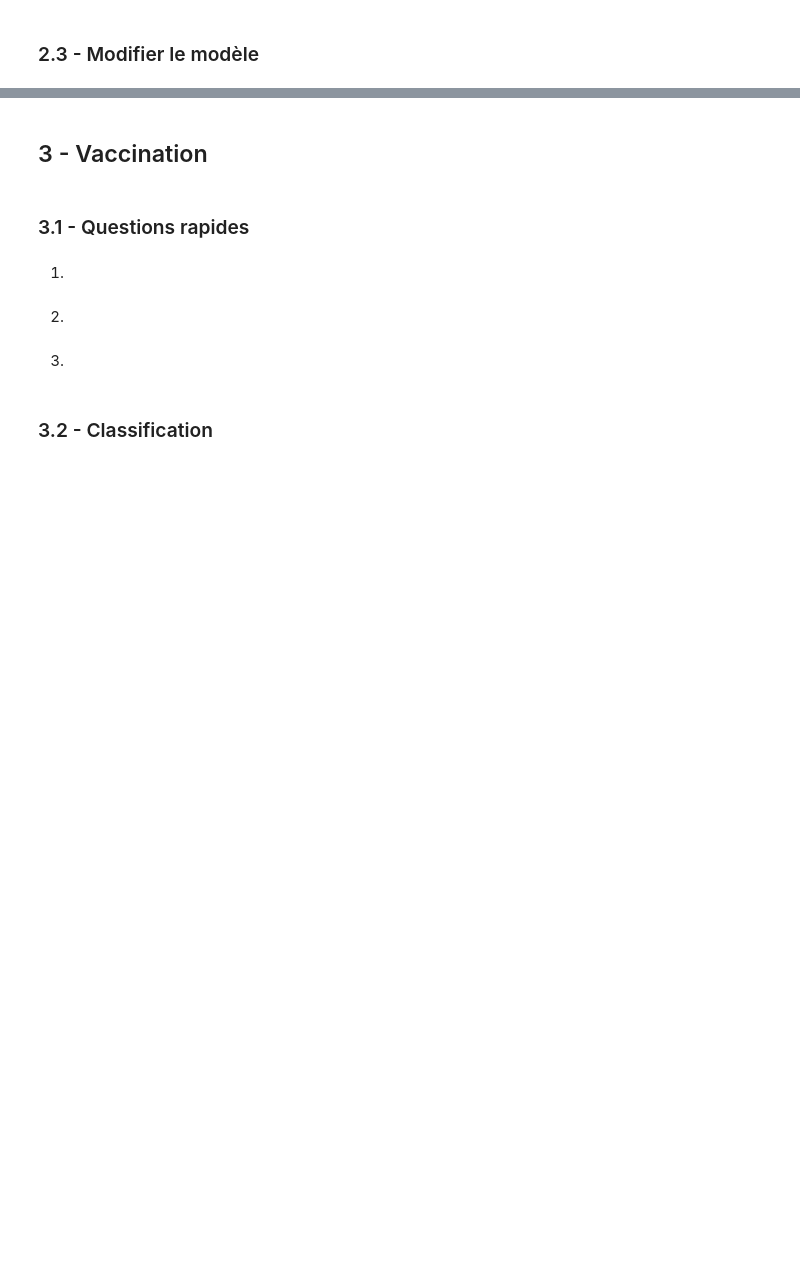
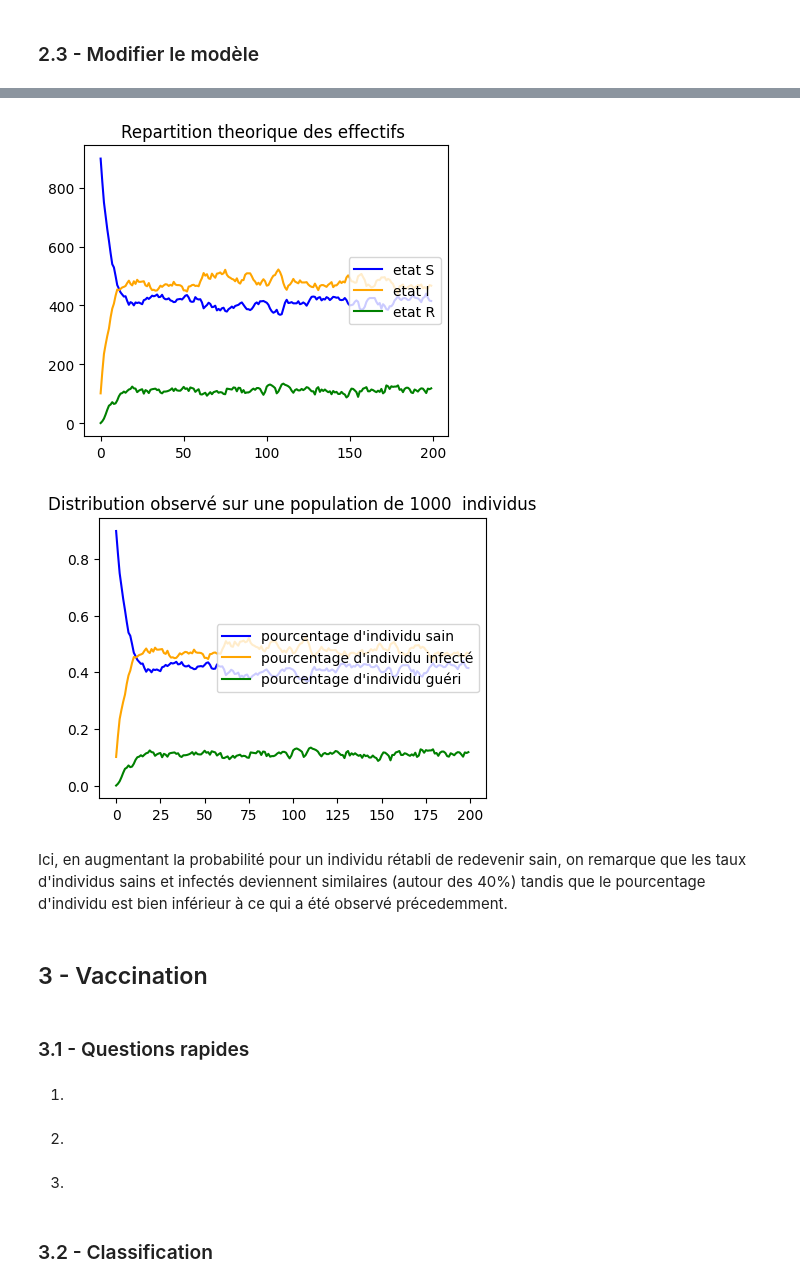
Before and after one commit to tkqdldk/Markov_Epidemio, a Jupyter notebook: projet3.ipynb.ipynb, the cells around one changed output, grey strips where cells are left out. Cells and saved outputs as stored; diff of their text form; code cells hidden in the pictures; blank space fills up the shorter version.

```diff
--- a/projet3.ipynb.ipynb
+++ b/projet3.ipynb.ipynb
@@ -507,3 +559,15 @@ On observe sur le second modèle que comme pour le premier modéle vers le temps
+# %%
+T = 200
+nombre_individus = 1000
+vecteur_initial = np.array([0.9, 0.1, 0])
+modgtos = np.array([[0.92,0.08,0],[0,0.93,0.07], [0.3,0,0.7]])
+
+seq = Evolution_sequences(nombre_individus, modgtos, T,vecteur_initial)
+# %% [output]
+[figure, added]
+[figure, added]
+# %% [markdown]
+Ici, en augmentant la probabilité pour un individu rétabli de redevenir sain, on remarque que les taux d'individus sains et infectés deviennent similaires (autour des 40%) tandis que le pourcentage d'individu est bien inférieur à ce qui a été observé précedemment.
 # %% [markdown]
 ## 3 - Vaccination
 # %% [markdown]
```
Also changed, not shown: parts of 15 cells of this notebook.
